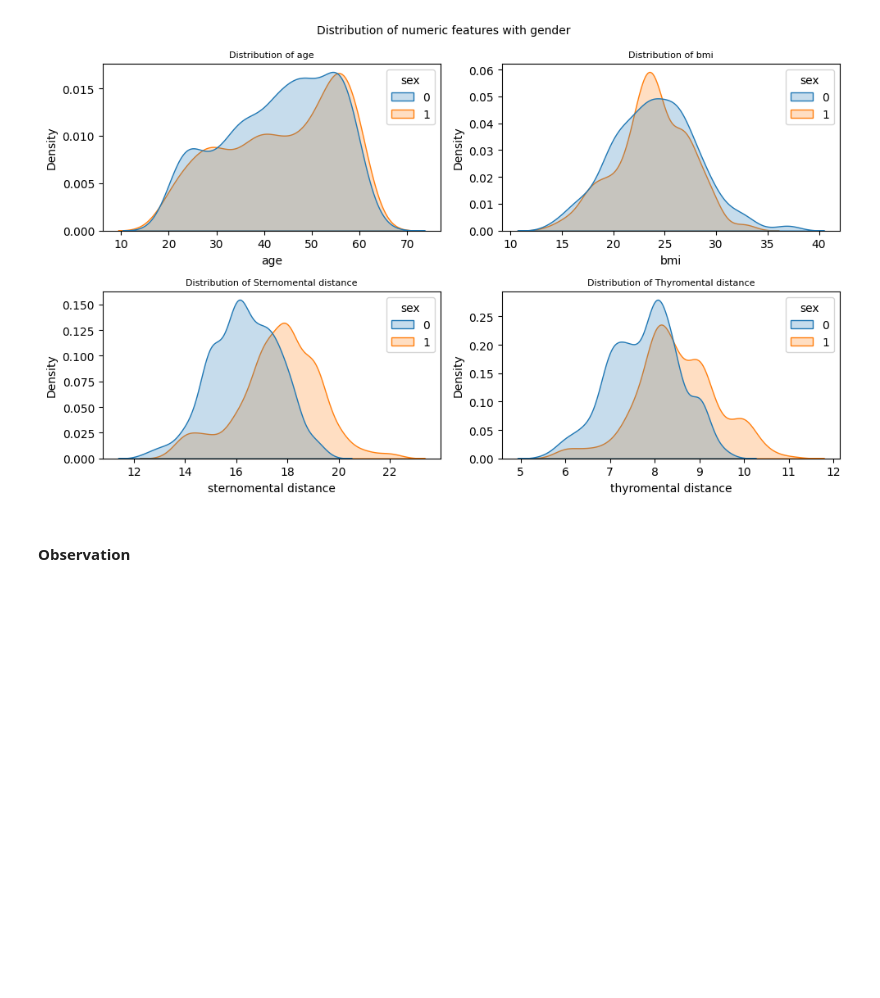
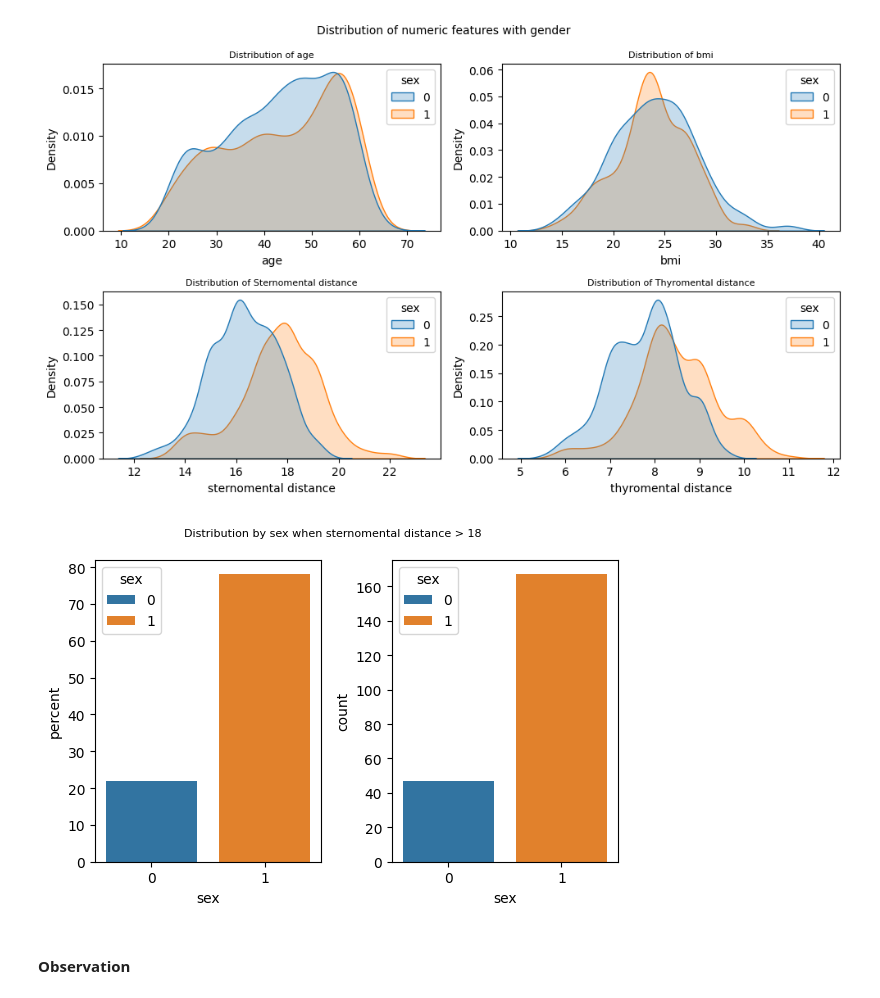
Before and after one commit to harnalashok/classification, a Jupyter notebook: airways.ipynb, the cells around one changed output. Drawn from its saved outputs; the diff is of its cells as text; code cells hidden in the pictures; blank space fills up the shorter version.

```diff
--- a/airways.ipynb
+++ b/airways.ipynb
@@ -465,6 +465,18 @@ _=plt.tight_layout()
 _=plt.show()
 # %% [output]
 [figure]
+# %%
+# When cormack lehane of 4
+filtered_df = df.loc[df['sternomental distance'] >18 , : ]
+# Most of those who have cormack lehane of 4 are men
+fig, axs = plt.subplots(1,2, figsize=(6, 4))
+_=sns.countplot(x='sex', data=filtered_df, stat='percent', hue = 'sex', ax = axs[0])
+_=sns.countplot(x='sex', data=filtered_df, hue = 'sex', ax = axs[1])
+_=plt.suptitle('Distribution by sex when sternomental distance > 18', fontsize = 8)
+_=plt.tight_layout()
+_=plt.show()
+# %% [output]
+[figure, added]
 # %% [markdown]
 #### Observation
 # %% [markdown]
```
Also changed, not shown: parts of 1 cell of this notebook.
